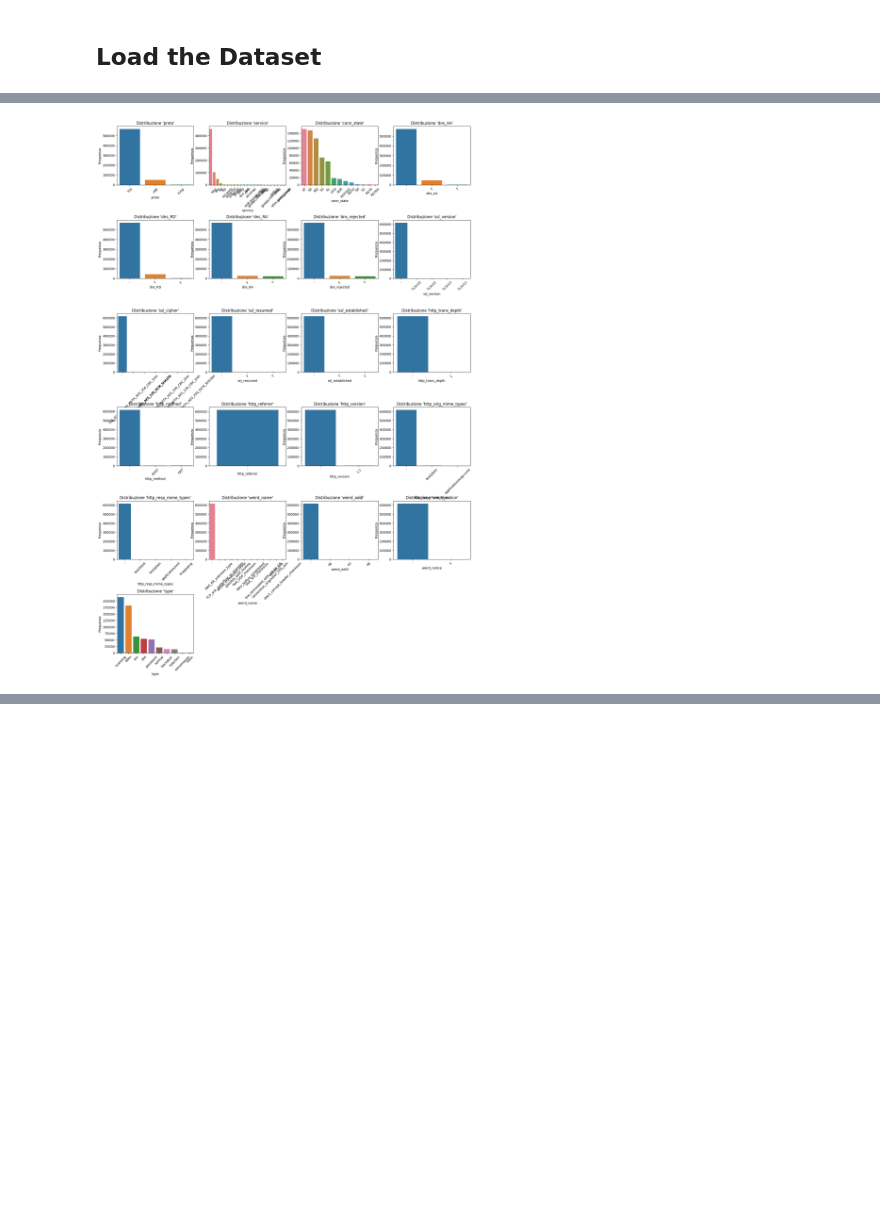
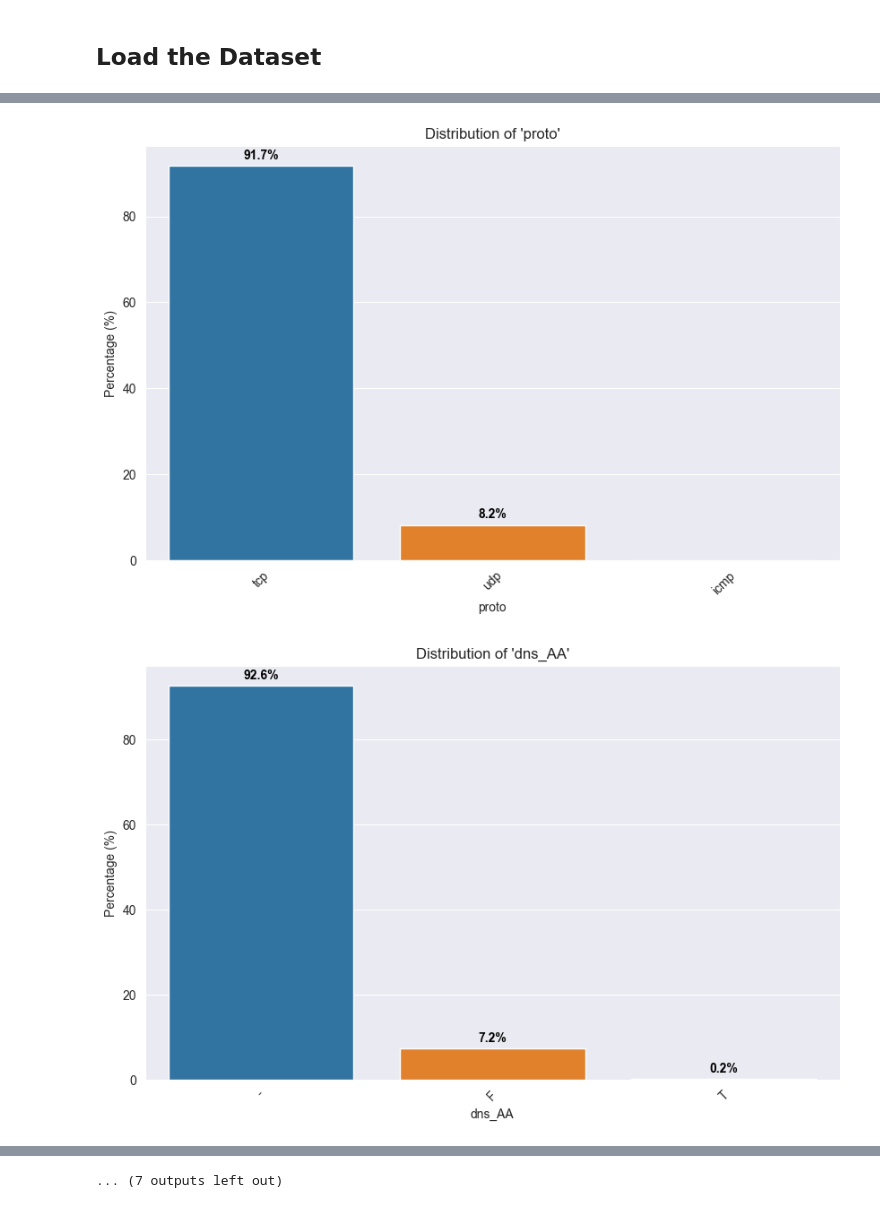
Before and after one commit to CyberGiant7/DataAnalyticsProject, a Jupyter notebook: TrainingModule/data_visualization_module.ipynb, the cells around one changed output, grey strips where cells are left out. Saved outputs shown, nothing was run; the diff lists cells and outputs as text; code cells hidden in the pictures; blank space fills up the shorter version.

```diff
--- a/TrainingModule/data_visualization_module.ipynb
+++ b/TrainingModule/data_visualization_module.ipynb
@@ -26,39 +88,36 @@ df1
 # %%
 # get categorical columns
 categorical_columns = df1.select_dtypes(include=["object"]).columns.tolist()
 
-# Funzione per creare grafici
-def plot_categorical_distribution(df, categorical_columns):
-    num_columns = len(categorical_columns)
-    ncols = 4  # Numero di grafici per riga
-    nrows = int(np.ceil(num_columns / ncols))  # Calcola il numero di righe necessarie
 
-    fig, axes = plt.subplots(nrows=nrows, ncols=ncols, figsize=(20, 5 * nrows), gridspec_kw={'hspace': 0.6})
-    axes = axes.flatten()  # Rende l'array 2D di assi in un array 1D per iterazione
+def plot_categorical_distribution(df, categorical_columns, max_unique_values=10):
+    for col in categorical_columns:
+        if df[col].nunique() <= max_unique_values:
+            value_counts = df[col].value_counts(normalize=True) * 100  # Calculate percentages
 
-    for i, col in enumerate(categorical_columns):
-        value_counts = df[col].value_counts()
+            plt.figure(figsize=(10, 6))
+            ax = sns.barplot(
+                x=value_counts.index,
+                y=value_counts.values,
+                hue=value_counts.index,
+                palette='tab10'
+            )
 
-        # Grafico a barre
-        sns.barplot(
-            x=value_counts.index,
-            y=value_counts.values,
-            ax=axes[i],
-            hue=value_counts.index
-        )
-        axes[i].set_title(f"Distribuzione '{col}'")
-        axes[i].set_xlabel(col)
-        axes[i].set_ylabel("Frequenza")
-        axes[i].tick_params(axis='x', rotation=45)
+            # Aggiungere le percentuali sopra ogni barra
+            for p in ax.patches:
+                height = p.get_height()
+                if height >= 0.1:  # Evita di scrivere 0%
+                    ax.text(p.get_x() + p.get_width() / 2, height + 1, f'{height:.1f}%',
+                            ha='center', va='bottom', fontsize=10, color='black', fontweight='bold')
+            plt.title(f"Distribution of '{col}'")
+            plt.xlabel(col)
+            plt.ylabel("Percentage (%)")
+            plt.xticks(rotation=45)
+            plt.show()
 
-    # Rimuovi eventuali assi vuoti
-    for j in range(i + 1, len(axes)):
-        fig.delaxes(axes[j])
-
-    plt.tight_layout()
-    plt.show()
 
 # Esegui la funzione
 plot_categorical_distribution(df1, categorical_columns)
 # %% [output]
-[figure, old version]
+[figure, new version]
+[figure, added]
@@ -64,0 +134 @@ plot_categorical_distribution(df1, categorical_columns)
+... (7 outputs left out)
```
Also changed, not shown: parts of 18 cells of this notebook, 8 other files.
